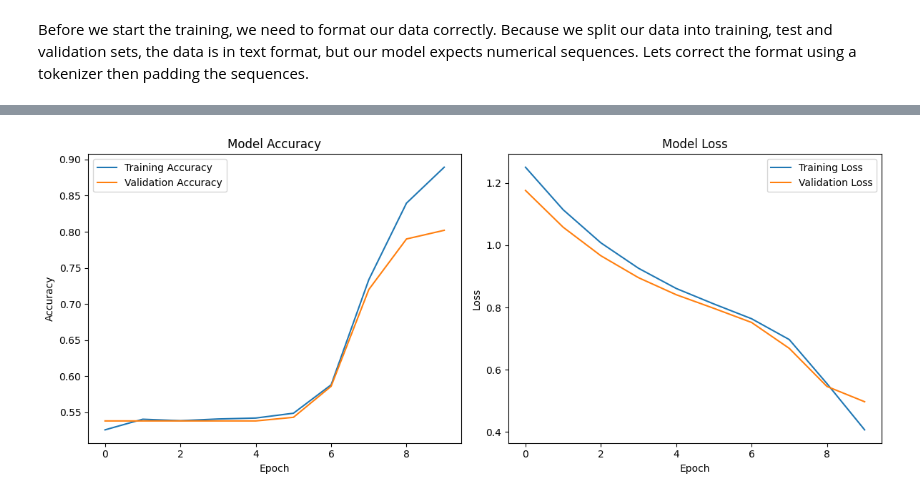
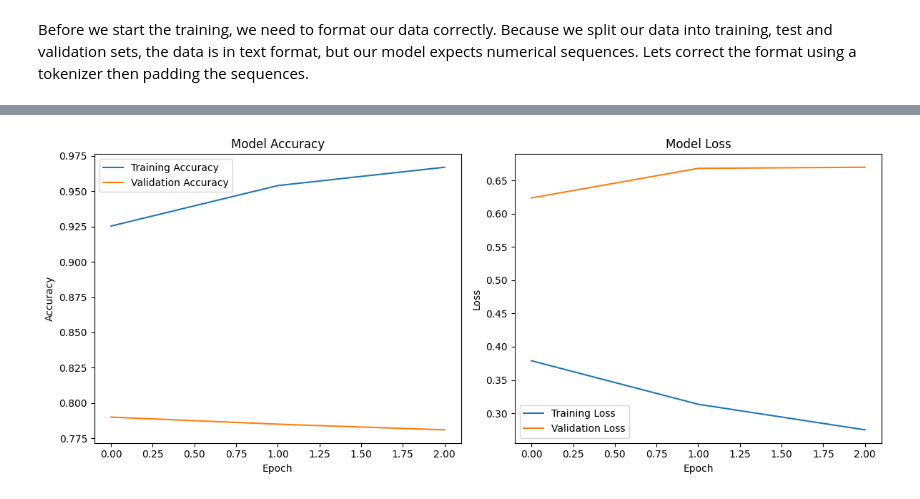
Before and after one commit to h671444/SentimentAnalysisProject, a Jupyter notebook: notebooks/03_model_training.ipynb, the cells around one changed output, grey strips where cells are left out. Saved outputs shown, nothing was run; the diff lists cells and outputs as text; code cells hidden in the pictures.

```diff
--- a/notebooks/03_model_training.ipynb
+++ b/notebooks/03_model_training.ipynb
@@ -57,8 +57,8 @@ from tensorflow.keras.models import Sequential
 from tensorflow.keras.layers import Embedding, Conv1D, MaxPooling1D, GlobalMaxPooling1D, Flatten, Dense, Dropout, BatchNormalization
 from tensorflow.keras.regularizers import l2
 
-max_vocab = 3000
-embedding_dim = 64
+max_vocab = 4000
+embedding_dim = 100
 maxlen = 70
 
 model = Sequential([
@@ -68,15 +68,22 @@ model = Sequential([
         input_shape=(maxlen,)
         ),
 
-    Conv1D(64, 5, activation='relu'),
+    Conv1D(32, 5, activation='relu', kernel_regularizer=l2(0.01)),
     MaxPooling1D(2),
 
     Conv1D(64, 5, activation='relu', kernel_regularizer=l2(0.01)),
     MaxPooling1D(2),
 
+    Conv1D(64, 5, activation='relu', kernel_regularizer=l2(0.01)),
+    MaxPooling1D(2),
+
+
+
+
+
     GlobalMaxPooling1D(),
     Dense(32, activation='relu'),
-    Dropout(0.5),
+    Dropout(0.3),
     Dense(1, activation='sigmoid')
 ])
 # %% [markdown]
@@ -133,7 +140,7 @@ X_val_pad = pad_sequences(X_val_seq, maxlen=maxlen, padding='post')
 
 # read on the internet that 3 epochs is good for sentiment analysis, but i wrote 10 epochs with an early stopping
 # callback to prevent overfitting and stop the training when the validation loss stops improving
-history = model.fit(X_train_pad, y_train, epochs = 10, batch_size = 32, validation_data = (X_val_pad, y_val),
+history = model.fit(X_train_pad, y_train, epochs = 20, batch_size = 64, validation_data = (X_val_pad, y_val),
                     callbacks = [
                         EarlyStopping(monitor = 'val_loss', patience = 2, restore_best_weights = True),
                         ModelCheckpoint(filepath = 'best_model.keras', monitor = 'val_loss', save_best_only = True)
@@ -162,4 +169,9 @@ plt.legend()
 
 plt.tight_layout()
 plt.show()
+
+#saving our tokenizer for use in the evaluation notebook
+import pickle
+with open('tokenizer.pickle', 'wb') as handle:
+    pickle.dump(tokenizer, handle, protocol=pickle.HIGHEST_PROTOCOL)
 # %% [output]
@@ -186 +184 @@ Epoch 10/10
-[figure, old version]
+[figure, new version]
```
Also changed, not shown: parts of 2 cells of this notebook, 3 other files.
